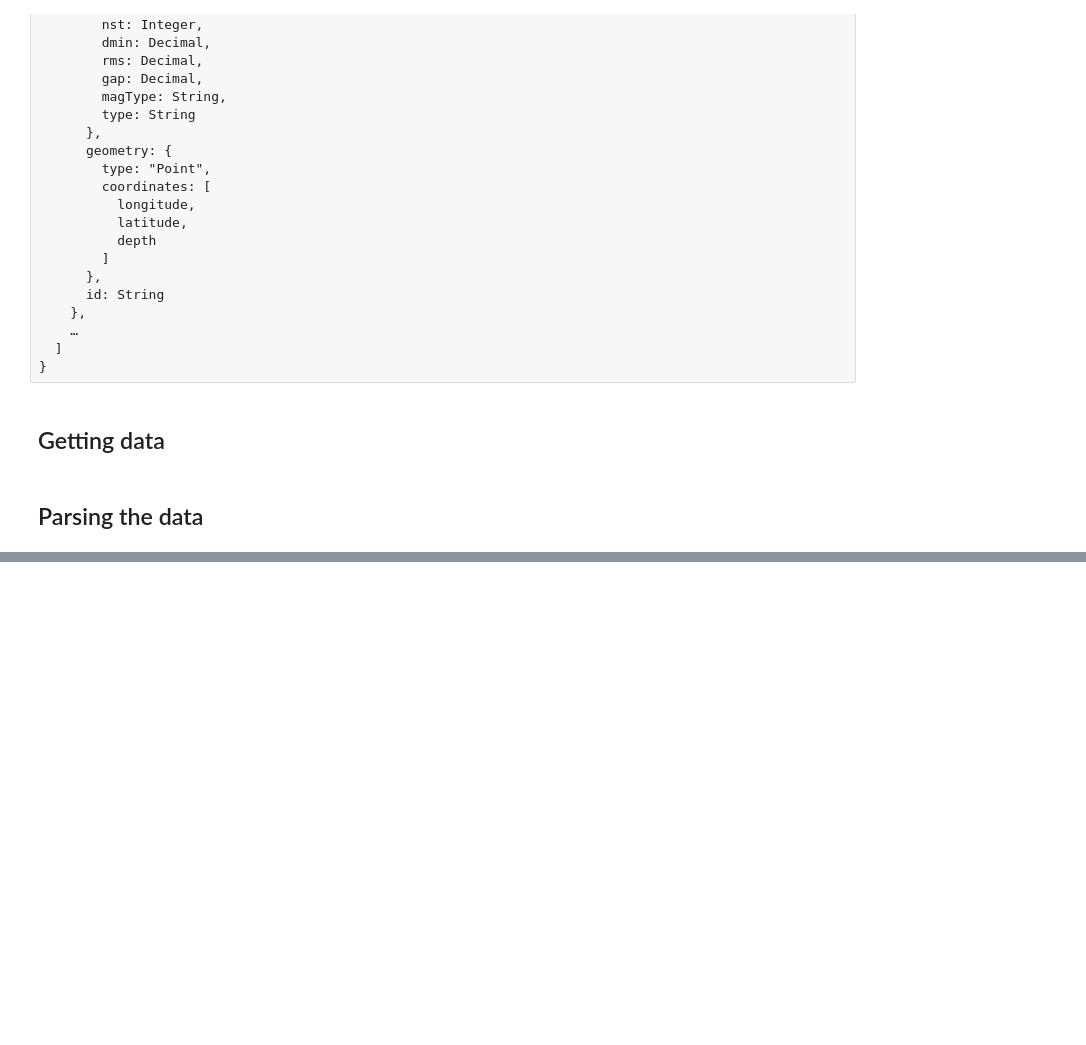
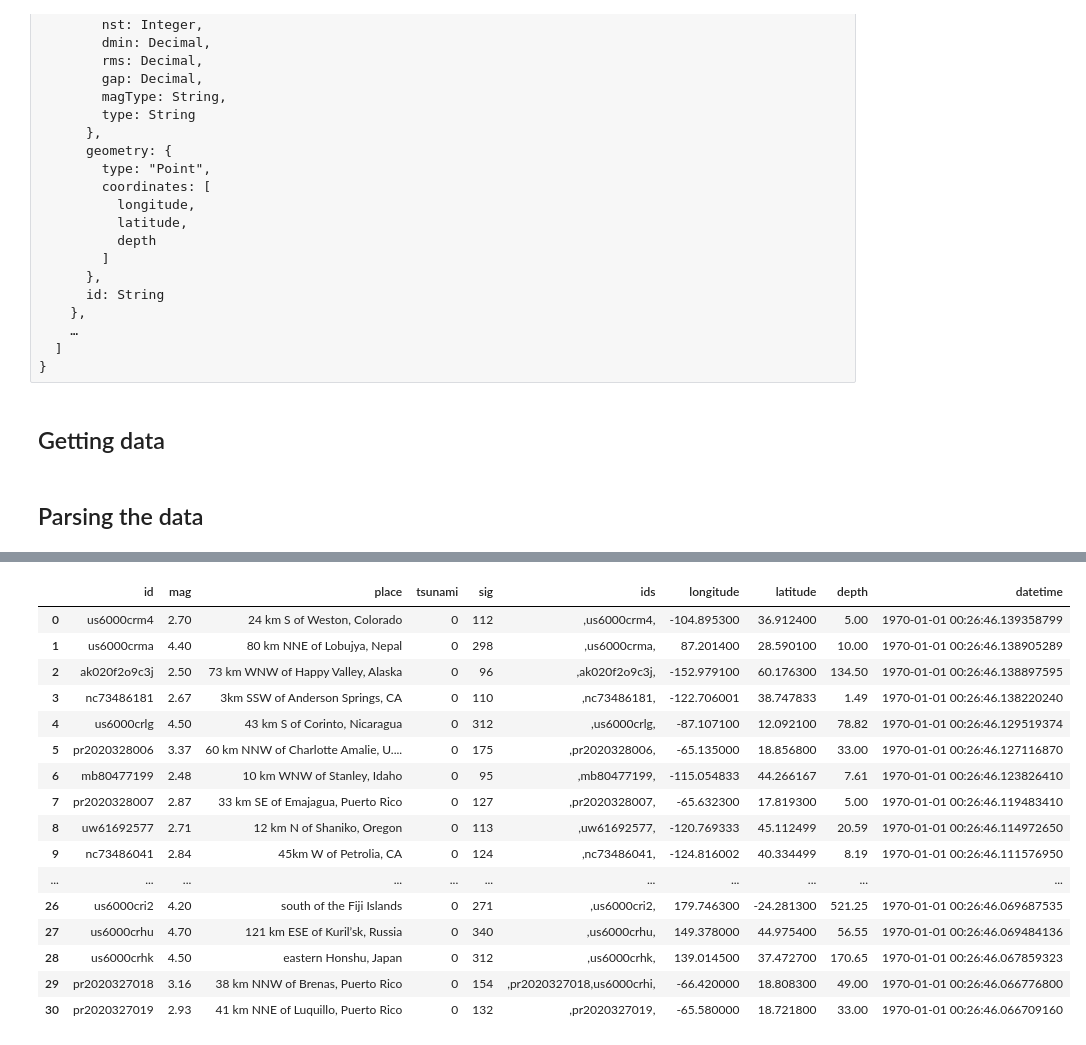
Before and after one commit to hrokr/Pybraries, a Jupyter notebook: folium/quakes/quake.ipynb, the cells around one changed output, grey strips where cells are left out. Saved outputs shown, nothing was run; the diff lists cells and outputs as text; code cells hidden in the pictures; blank space fills up the shorter version.

```diff
--- a/folium/quakes/quake.ipynb
+++ b/folium/quakes/quake.ipynb
@@ -125,3 +148,23 @@ df['url'].unique()
+# %%
+quakes
+# %% [output]
+|  | id | mag | place | tsunami | sig | ids | longitude | latitude | depth | datetime |
+| 0 | us6000crm4 | 2.70 | 24 km S of Weston, Colorado | 0 | 112 | ,us6000crm4, | -104.895300 | 36.912400 | 5.00 | 1970-01-01 00:26:46.139358799 |
+| 1 | us6000crma | 4.40 | 80 km NNE of Lobujya, Nepal | 0 | 298 | ,us6000crma, | 87.201400 | 28.590100 | 10.00 | 1970-01-01 00:26:46.138905289 |
+| 2 | ak020f2o9c3j | 2.50 | 73 km WNW of Happy Valley, Alaska | 0 | 96 | ,ak020f2o9c3j, | -152.979100 | 60.176300 | 134.50 | 1970-01-01 00:26:46.138897595 |
+| 3 | nc73486181 | 2.67 | 3km SSW of Anderson Springs, CA | 0 | 110 | ,nc73486181, | -122.706001 | 38.747833 | 1.49 | 1970-01-01 00:26:46.138220240 |
+| 4 | us6000crlg | 4.50 | 43 km S of Corinto, Nicaragua | 0 | 312 | ,us6000crlg, | -87.107100 | 12.092100 | 78.82 | 1970-01-01 00:26:46.129519374 |
+| 5 | pr2020328006 | 3.37 | 60 km NNW of Charlotte Amalie, U.... | 0 | 175 | ,pr2020328006, | -65.135000 | 18.856800 | 33.00 | 1970-01-01 00:26:46.127116870 |
+| 6 | mb80477199 | 2.48 | 10 km WNW of Stanley, Idaho | 0 | 95 | ,mb80477199, | -115.054833 | 44.266167 | 7.61 | 1970-01-01 00:26:46.123826410 |
+| 7 | pr2020328007 | 2.87 | 33 km SE of Emajagua, Puerto Rico | 0 | 127 | ,pr2020328007, | -65.632300 | 17.819300 | 5.00 | 1970-01-01 00:26:46.119483410 |
+| 8 | uw61692577 | 2.71 | 12 km N of Shaniko, Oregon | 0 | 113 | ,uw61692577, | -120.769333 | 45.112499 | 20.59 | 1970-01-01 00:26:46.114972650 |
+| 9 | nc73486041 | 2.84 | 45km W of Petrolia, CA | 0 | 124 | ,nc73486041, | -124.816002 | 40.334499 | 8.19 | 1970-01-01 00:26:46.111576950 |
+| ... | ... | ... | ... | ... | ... | ... | ... | ... | ... | ... |
+| 26 | us6000cri2 | 4.20 | south of the Fiji Islands | 0 | 271 | ,us6000cri2, | 179.746300 | -24.281300 | 521.25 | 1970-01-01 00:26:46.069687535 |
+| 27 | us6000crhu | 4.70 | 121 km ESE of Kuril’sk, Russia | 0 | 340 | ,us6000crhu, | 149.378000 | 44.975400 | 56.55 | 1970-01-01 00:26:46.069484136 |
+| 28 | us6000crhk | 4.50 | eastern Honshu, Japan | 0 | 312 | ,us6000crhk, | 139.014500 | 37.472700 | 170.65 | 1970-01-01 00:26:46.067859323 |
+| 29 | pr2020327018 | 3.16 | 38 km NNW of Brenas, Puerto Rico | 0 | 154 | ,pr2020327018,us6000crhi, | -66.420000 | 18.808300 | 49.00 | 1970-01-01 00:26:46.066776800 |
+| 30 | pr2020327019 | 2.93 | 41 km NNE of Luquillo, Puerto Rico | 0 | 132 | ,pr2020327019, | -65.580000 | 18.721800 | 33.00 | 1970-01-01 00:26:46.066709160 |
 # %%
 m = folium.Map(
     location=[0, 0],
```
Also changed, not shown: parts of 15 cells of this notebook.
